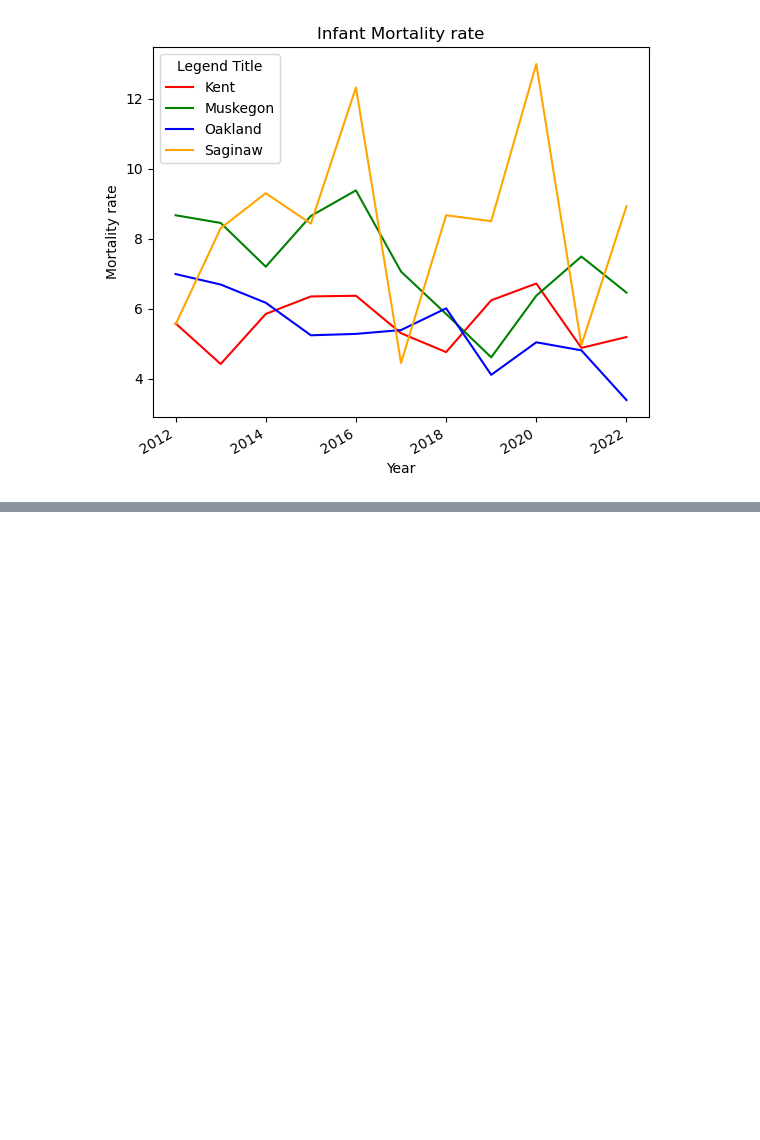
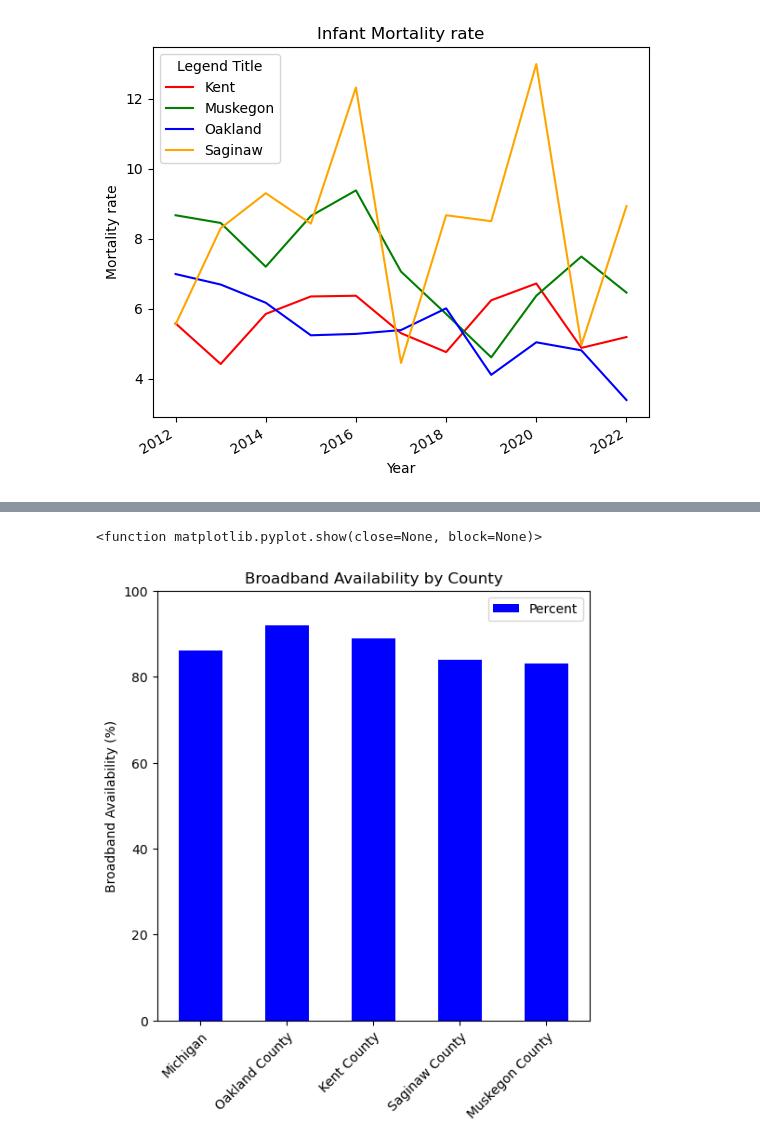
Before and after one commit to DaSamboni/project1_group3, a Jupyter notebook: MainProject.ipynb, the cells around one changed output, grey strips where cells are left out. Drawn from its saved outputs; the diff is of its cells as text; code cells hidden in the pictures; blank space fills up the shorter version.

```diff
--- a/MainProject.ipynb
+++ b/MainProject.ipynb
@@ -123,0 +156,9 @@ plt.show()
+# %%
+#Broadband Availability Percentage DF set-up
+
+broadband_rates_csv = "datasets/broadband_data.csv"
+
+broadband_rates_df = pd.read_csv(broadband_rates_csv)
+broadband_rates_df = broadband_rates_df.drop(broadband_rates_df.columns[[1]], axis=1)
+
+broadband_rates_df.head()
@@ -123,0 +172,14 @@ plt.show()
+# %%
+broadband_rates_df.set_index('County', inplace = True)
+# %%
+broadband_figure = broadband_rates_df.plot(kind = "bar", facecolor = "blue", figsize = (6, 6),
+                                          title = "Broadband Availability by County",
+                                          xlabel = "Counties vs. State Average",
+                                          ylabel = "Broadband Availability (%)")
+xticklabels = broadband_rates_df.index
+broadband_figure.set_xticklabels(xticklabels, rotation = 45, rotation_mode = "anchor", ha = "right", wrap = True)
+plt.ylim(0, 100)
+plt.show
+# %% [output]
+<function matplotlib.pyplot.show(close=None, block=None)>
+[figure, added]
```
Also changed, not shown: parts of 4 cells of this notebook.
